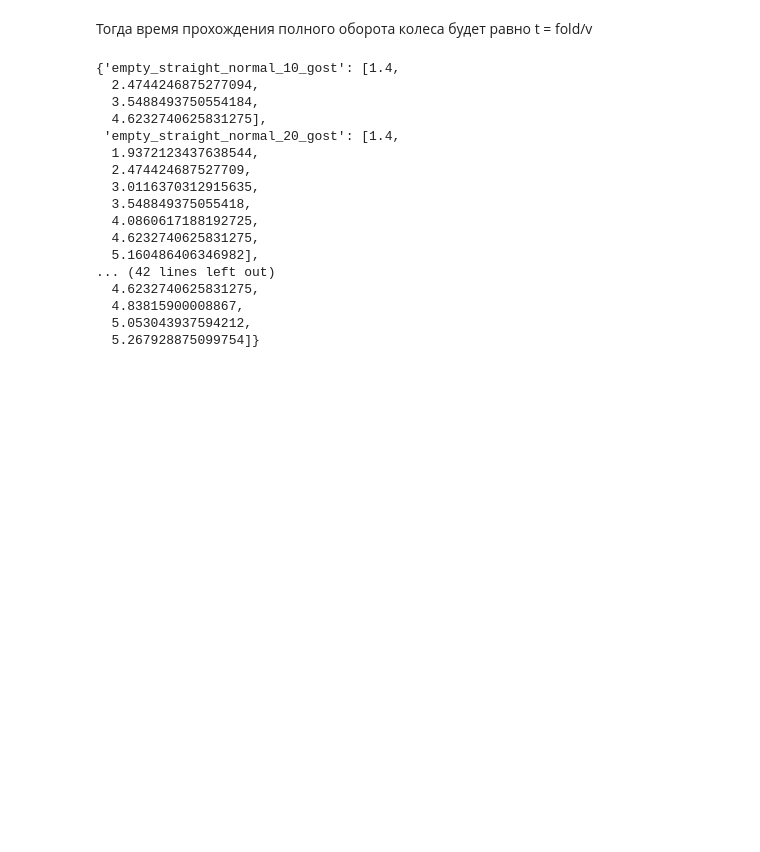
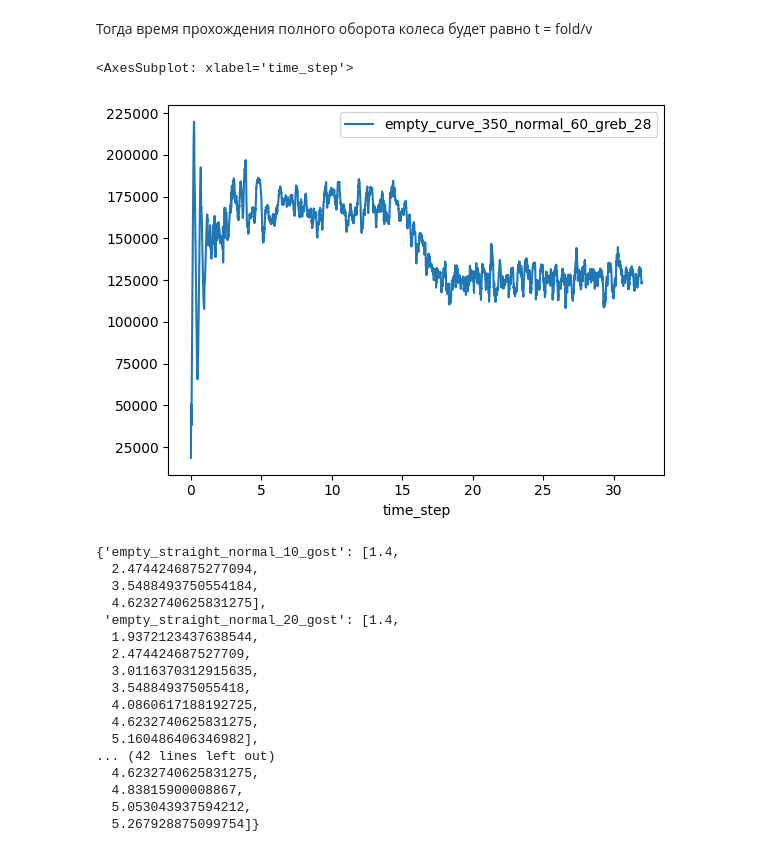
Before and after one commit to daniilgorenkov/Dissertation, a Jupyter notebook: observe.ipynb, the cells around one changed output. Cells and saved outputs as stored; diff of their text form; code cells hidden in the pictures; blank space fills up the shorter version.

```diff
--- a/observe.ipynb
+++ b/observe.ipynb
@@ -22,6 +22,12 @@ def get_result(config:str,
     4. `speed` от 10 до 60 км/ч
     5. `profile` есть профили `gost`, `newwagonw`, `greb_26`, `greb_30`, `greb_28`
     """
+    dictionary = {"curve_350":{20:55,
+                               30:39,
+                               40:28,
+                               50:24,
+                               60:19},
+                }
     if config == "empty":
         PATH = "C:\\Users\\Daniil\\Desktop\\simulation_results\\empty"
 
@@ -42,6 +48,10 @@ def get_result(config:str,
 
     file = file.set_index("time_step")
 
+    if config == "curve_350":
+        file = file[file.index<dictionary["curve_350"][speed]]
+
+
     return file
 # %%
 def get_profile_results(config:str,
@@ -111,7 +121,7 @@ def get_speed_results(config:str,
                       way_type:str,
                       fault:str,
                       profile:str = "gost") -> list[pd.DataFrame]:
-    speed = [i for i in range(10,60,10)]
+    speed = [i for i in range(10,70,10)]
 
     results = []
 
@@ -257,6 +267,11 @@ def time_split(v:int) -> int:
     lenght = 2*np.pi*0.475
     t = lenght/speed
     return t
+# %%
+empty_curve_350_normal_greb_28[5].plot()
+# %% [output]
+<AxesSubplot: xlabel='time_step'>
+[figure, added]
 # %%
 def get_time_splits(data:pd.DataFrame) -> list:
     """Возвращает индексы по которым нужно производить обрез
```
Also changed, not shown: parts of 1 cell of this notebook.
